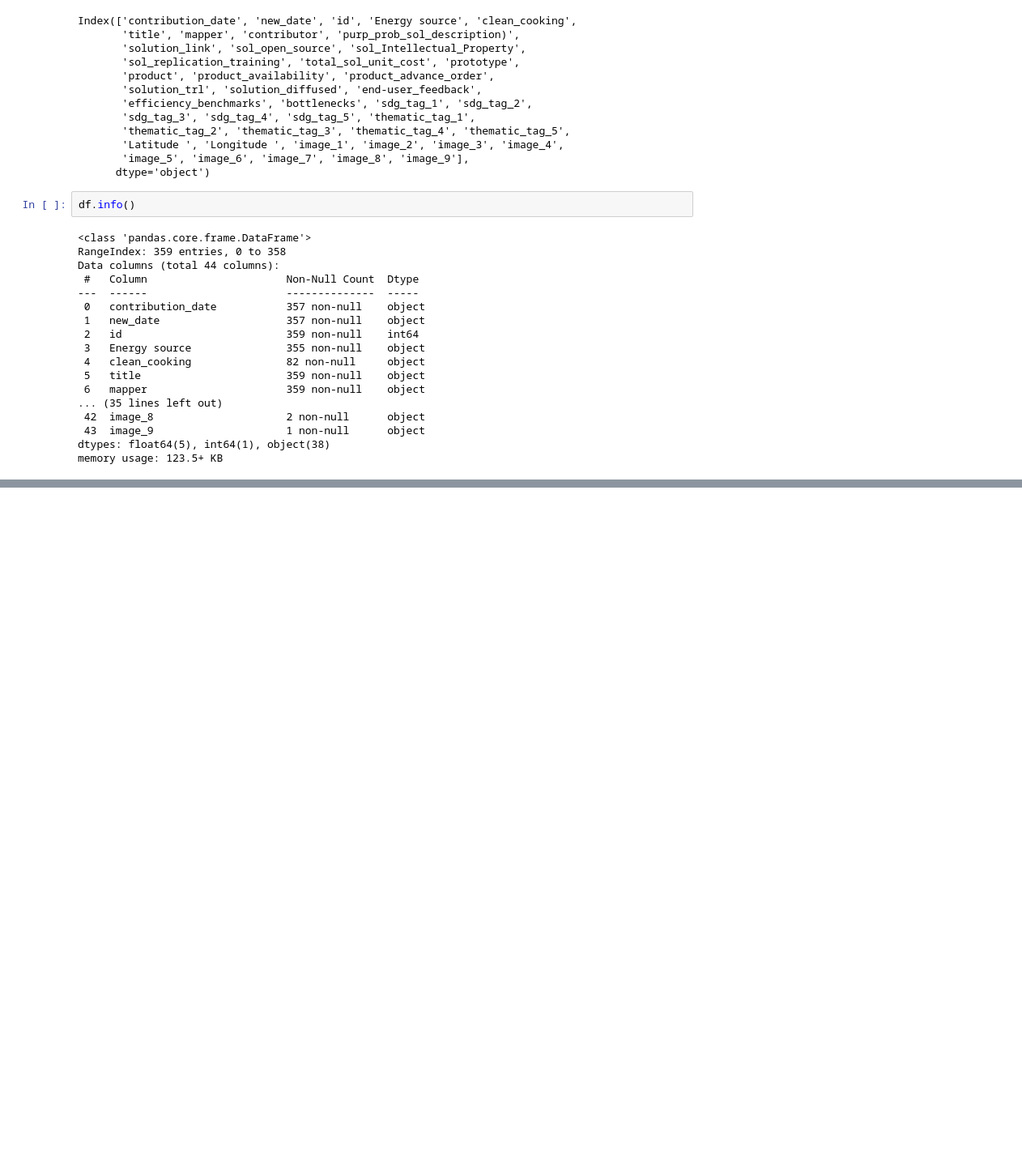
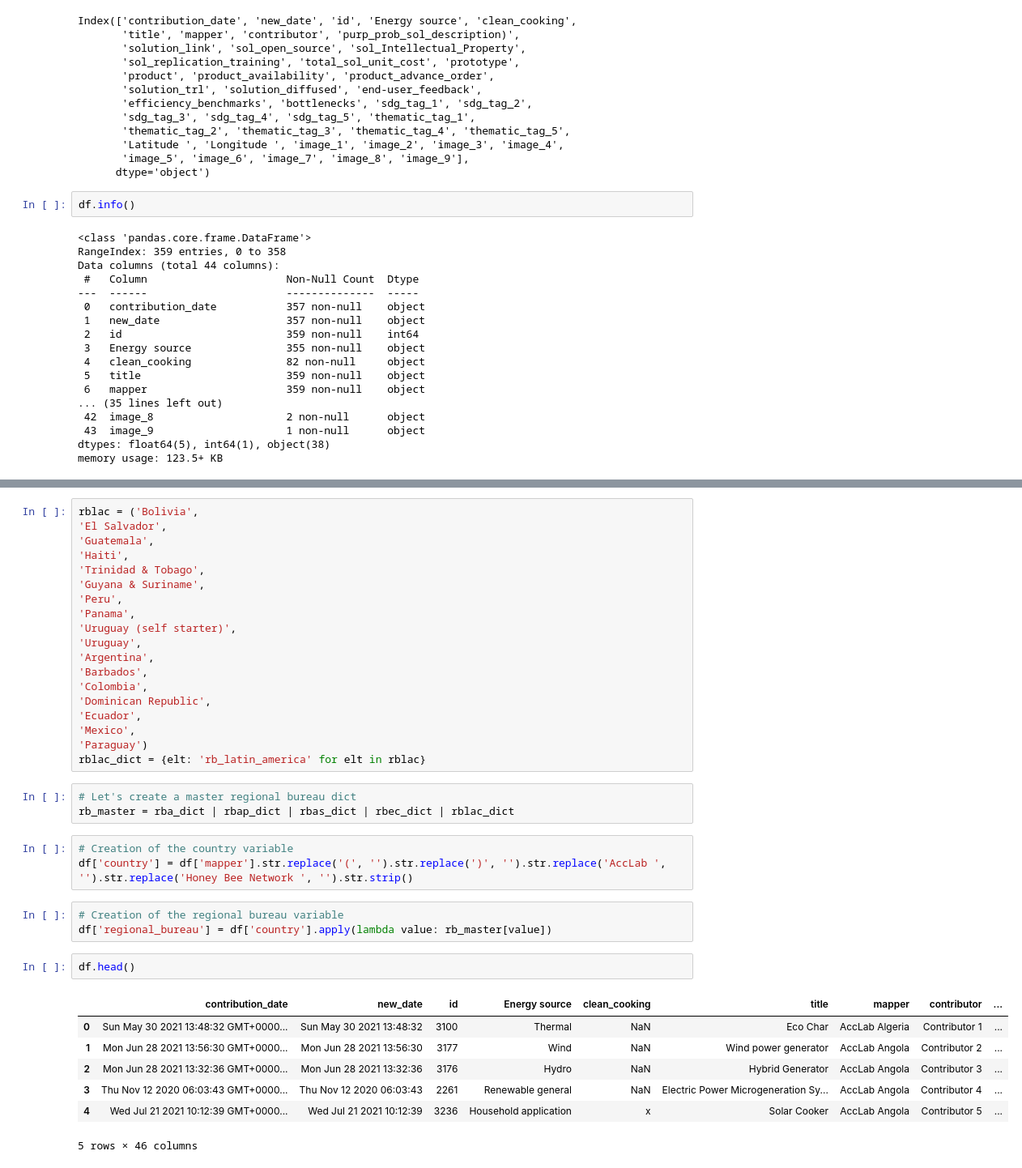
Before and after one commit to temajozias/UNDP-Accelerator-Labs-Network, a Jupyter notebook: Untitled.ipynb, the cells around one changed output, grey strips where cells are left out. Shown at 81% size. Cells and saved outputs as stored; diff of their text form; blank space fills up the shorter version.

```diff
--- a/Untitled.ipynb
+++ b/Untitled.ipynb
@@ -126,0 +233,38 @@ memory usage: 123.5+ KB
+# %%
+rblac = ('Bolivia',
+'El Salvador',
+'Guatemala',
+'Haiti',
+'Trinidad & Tobago',
+'Guyana & Suriname',
+'Peru',
+'Panama',
+'Uruguay (self starter)',
+'Uruguay',
+'Argentina',
+'Barbados',
+'Colombia',
+'Dominican Republic',
+'Ecuador',
+'Mexico',
+'Paraguay')
+rblac_dict = {elt: 'rb_latin_america' for elt in rblac}
+# %%
+# Let's create a master regional bureau dict
+rb_master = rba_dict | rbap_dict | rbas_dict | rbec_dict | rblac_dict
+# %%
+# Creation of the country variable
+df['country'] = df['mapper'].str.replace('(', '').str.replace(')', '').str.replace('AccLab ', '').str.replace('Honey Bee Network ', '').str.strip()
+# %%
+# Creation of the regional bureau variable
+df['regional_bureau'] = df['country'].apply(lambda value: rb_master[value])
+# %%
+df.head()
+# %% [output]
+|  | contribution_date | new_date | id | Energy source | clean_cooking | title | mapper | contributor | ... |
+| 0 | Sun May 30 2021 13:48:32 GMT+0000... | Sun May 30 2021 13:48:32 | 3100 | Thermal | NaN | Eco Char | AccLab Algeria | Contributor 1 | ... |
+| 1 | Mon Jun 28 2021 13:56:30 GMT+0000... | Mon Jun 28 2021 13:56:30 | 3177 | Wind | NaN | Wind power generator | AccLab Angola | Contributor 2 | ... |
+| 2 | Mon Jun 28 2021 13:32:36 GMT+0000... | Mon Jun 28 2021 13:32:36 | 3176 | Hydro | NaN | Hybrid Generator | AccLab Angola | Contributor 3 | ... |
+| 3 | Thu Nov 12 2020 06:03:43 GMT+0000... | Thu Nov 12 2020 06:03:43 | 2261 | Renewable general | NaN | Electric Power Microgeneration Sy... | AccLab Angola | Contributor 4 | ... |
+| 4 | Wed Jul 21 2021 10:12:39 GMT+0000... | Wed Jul 21 2021 10:12:39 | 3236 | Household application | x | Solar Cooker | AccLab Angola | Contributor 5 | ... |
+5 rows × 46 columns
```
Also changed, not shown: parts of 6 cells of this notebook.
